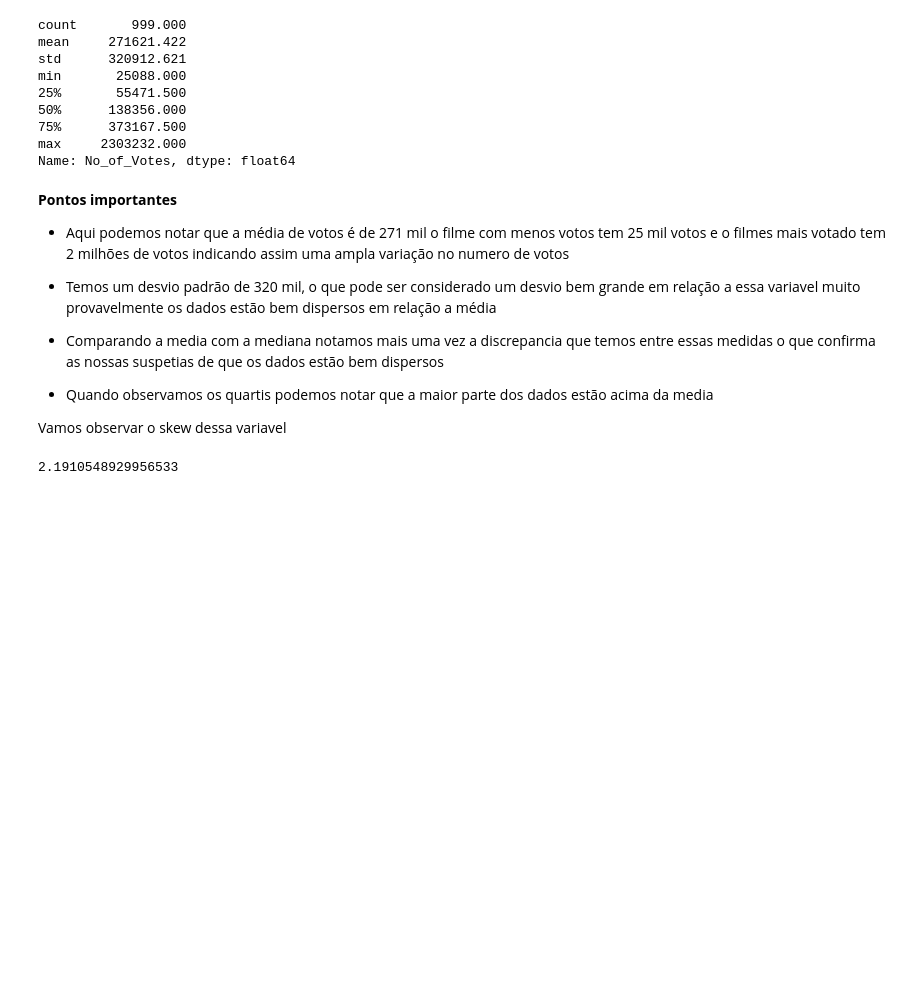
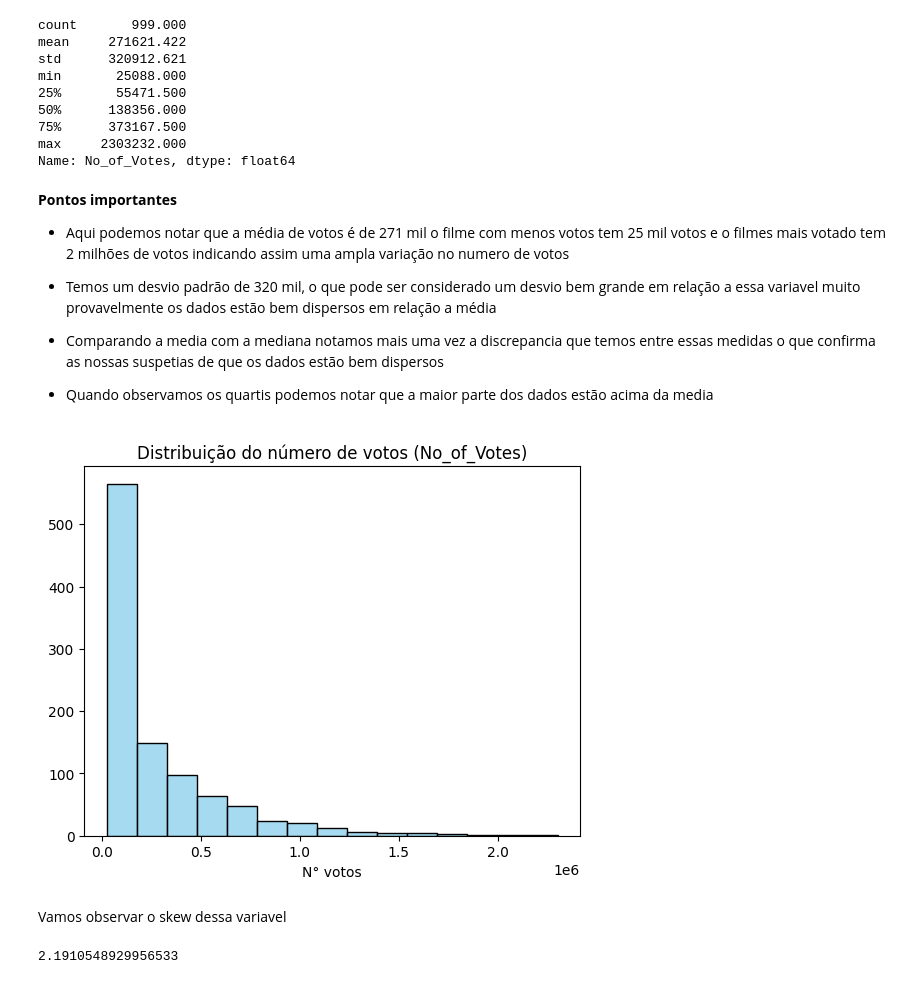
Before and after one commit to JosenildoJunior/Lh_desafio, a Jupyter notebook: Desafio_indicium.ipynb, the cells around one changed output. Saved outputs shown, nothing was run; the diff lists cells and outputs as text; code cells hidden in the pictures; blank space fills up the shorter version.

Commit message:
feat: adicionando a distribuição do n° de votos e a análise do gross

```diff
--- a/Desafio_indicium.ipynb
+++ b/Desafio_indicium.ipynb
@@ -599,8 +613,21 @@ Name: No_of_Votes, dtype: float64
 - Comparando a media com a mediana notamos mais uma vez a discrepancia que temos entre essas medidas o que confirma as nossas suspetias de que os dados estão bem dispersos
 
 - Quando observamos os quartis podemos notar que a maior parte dos dados estão acima da media
-
-Vamos observar o skew dessa variavel
+# %%
+# Criando o gráfico
+sns.histplot(df['No_of_Votes'], bins = 15, color = 'skyblue')
+
+# Definindo título e labels
+plt.title('Distribuição do número de votos (No_of_Votes)')
+plt.xlabel('N° votos')
+plt.ylabel('')
+
+# Exibindo o gráfico
+plt.show()
+# %% [output]
+[figure, added]
+# %% [markdown]
+Vamos observar o skew dessa variavel
 # %%
 skew(df['No_of_Votes'])
 # %% [output]
```
Also changed, not shown: parts of 16 cells of this notebook.
